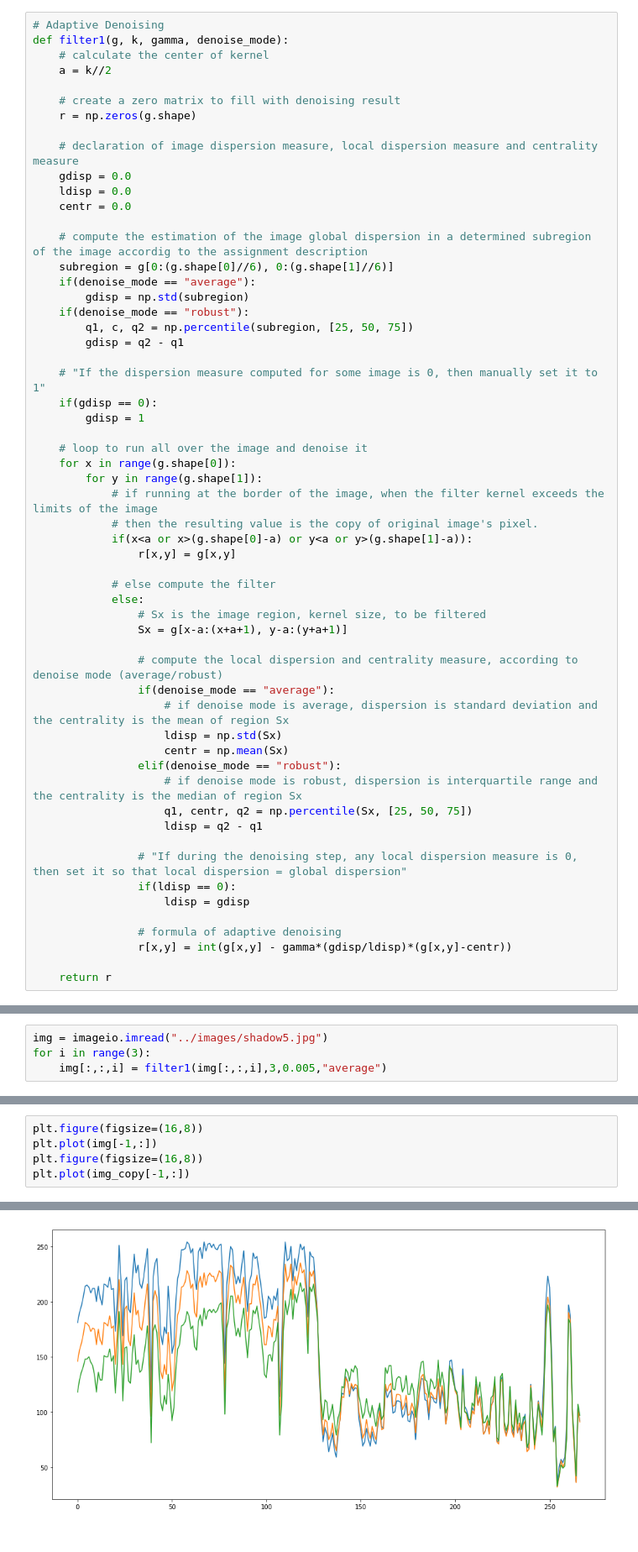
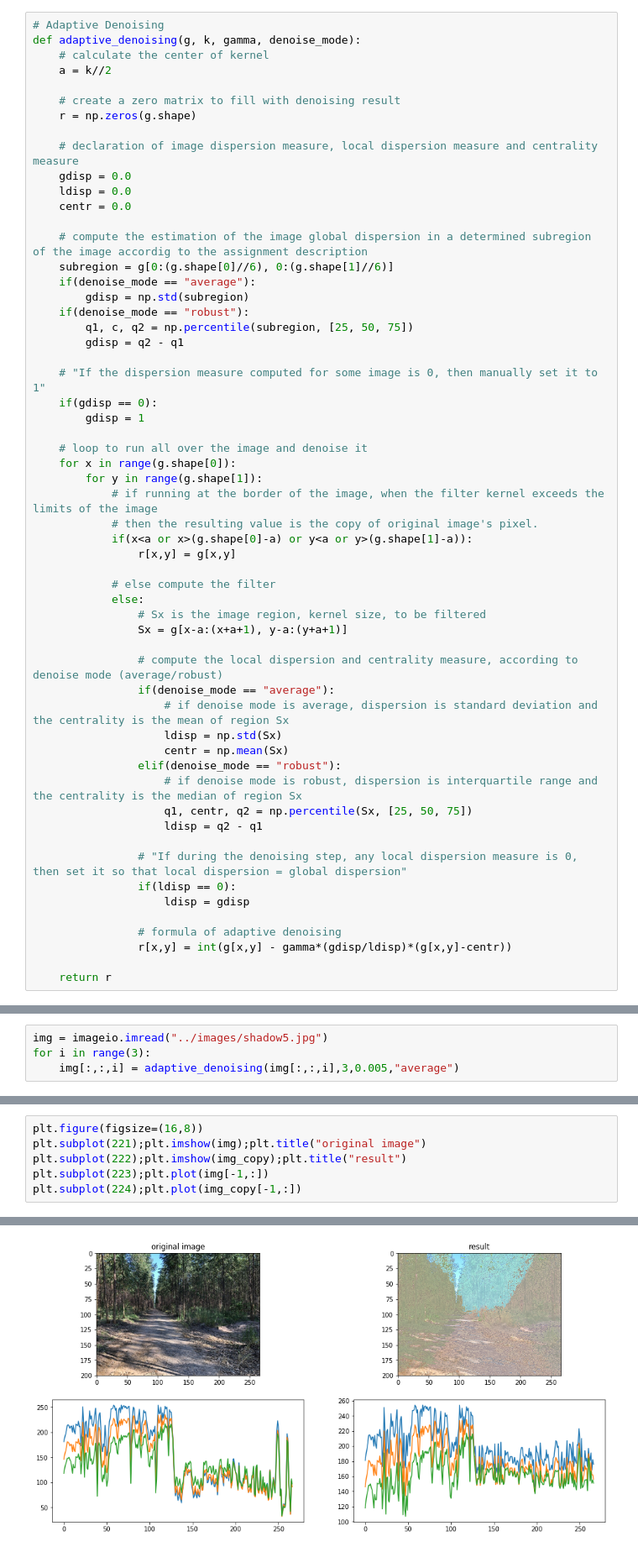
Before and after one commit to horitahiroshi/shadow-denoising, a Jupyter notebook: notebook/3rdTry.ipynb, the cells around one changed output, grey strips where cells are left out. Shown at 84% size. Drawn from its saved outputs; the diff is of its cells as text.

```diff
--- a/notebook/3rdTry.ipynb
+++ b/notebook/3rdTry.ipynb
@@ -5,7 +5,7 @@ import matplotlib as mpl
 import matplotlib.pyplot as plt
 # %%
 # Adaptive Denoising
-def filter1(g, k, gamma, denoise_mode):
+def adaptive_denoising(g, k, gamma, denoise_mode):
     # calculate the center of kernel
     a = k//2
 
@@ -87,7 +87,7 @@ def range_adjustment(img,minvalue=0,maxvalue=255):
 # %%
 img = imageio.imread("../images/shadow5.jpg")
 for i in range(3):
-    img[:,:,i] = filter1(img[:,:,i],3,0.005,"average")
+    img[:,:,i] = adaptive_denoising(img[:,:,i],3,0.005,"average")
 # %%
 # find the closest cluster to the example pixel
 def closest_cluster(centroids, example):
@@ -337,10 +313,11 @@ plt.imshow(img_copy)
 # %%
 plt.figure(figsize=(16,8))
-plt.plot(img[-1,:])
-plt.figure(figsize=(16,8))
-plt.plot(img_copy[-1,:])
+plt.subplot(221);plt.imshow(img);plt.title("original image")
+plt.subplot(222);plt.imshow(img_copy);plt.title("result")
+plt.subplot(223);plt.plot(img[-1,:])
+plt.subplot(224);plt.plot(img_copy[-1,:])
 # %% [output]
 [<matplotlib.lines.Line2D at 0x...>,
  <matplotlib.lines.Line2D at 0x...>,
  <matplotlib.lines.Line2D at 0x...>]
-[figure, old version]
+[figure, new version]
```
Also changed, not shown: parts of 5 cells of this notebook, 17 other files.
